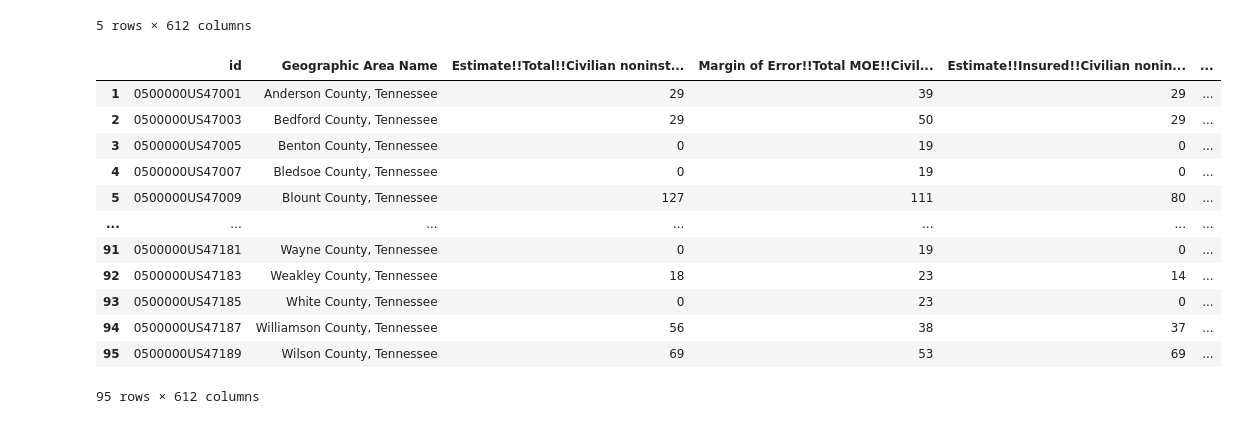
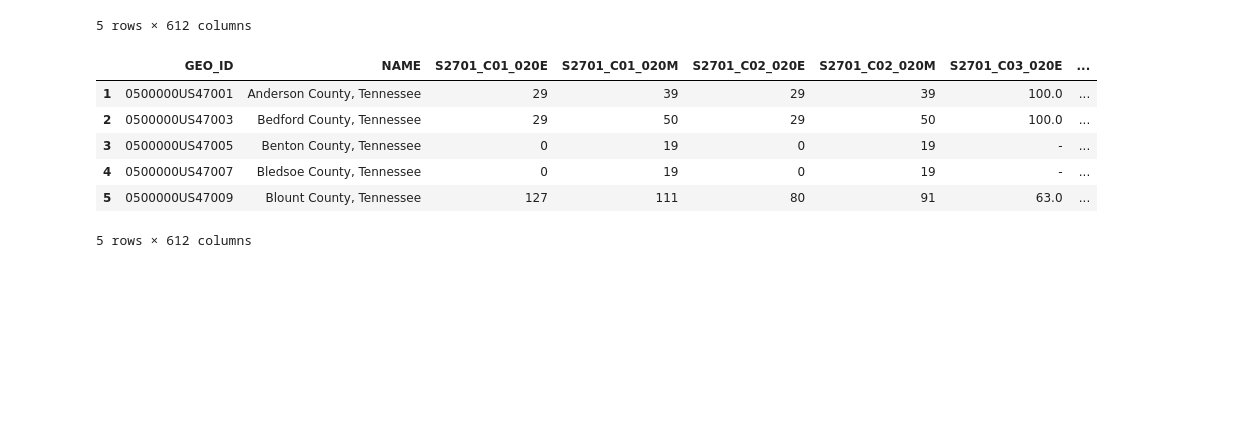
Before and after one commit to ocnrandolph/TNEG_Earthquakes, a Jupyter notebook: notebooks/dq3-TNEG-acs-data-cleaning.ipynb, the cells around one changed output. Saved outputs shown, nothing was run; the diff lists cells and outputs as text; code cells hidden in the pictures; blank space fills up the shorter version.

Commit message:
acs data subset is clean and ready to be merged

```diff
--- a/notebooks/dq3-TNEG-acs-data-cleaning.ipynb
+++ b/notebooks/dq3-TNEG-acs-data-cleaning.ipynb
@@ -3,3 +4,7 @@ import pandas as pd
+# %%
+pd.set_option('display.max_rows', 500)
+pd.set_option('display.max_columns', 500)
+pd.set_option('display.width', 1000)
 # %%
 acs_data = pd.read_csv('../data/ACS-5Y-2018-S2701-data.csv')
 # %%
@@ -12,5 +17,3 @@ acs_data.head()
 | 3 | 0500000US47005 | Benton County, Tennessee | 0 | 19 | 0 | 19 | - | ... |
 | 4 | 0500000US47007 | Bledsoe County, Tennessee | 0 | 19 | 0 | 19 | - | ... |
 5 rows × 612 columns
-# %%
-acs_data.columns = acs_data.iloc[0]
@@ -17,21 +23,15 @@ acs_data.columns = acs_data.iloc[0]
 # %%
 acs_data = acs_data[1:96]
 # %%
-acs_data
+acs_data.head()
 # %% [output]
-|  | id | Geographic Area Name | Estimate!!Total!!Civilian noninst... | Margin of Error!!Total MOE!!Civil... | Estimate!!Insured!!Civilian nonin... | ... |
-| 1 | 0500000US47001 | Anderson County, Tennessee | 29 | 39 | 29 | ... |
-| 2 | 0500000US47003 | Bedford County, Tennessee | 29 | 50 | 29 | ... |
-| 3 | 0500000US47005 | Benton County, Tennessee | 0 | 19 | 0 | ... |
-| 4 | 0500000US47007 | Bledsoe County, Tennessee | 0 | 19 | 0 | ... |
-| 5 | 0500000US47009 | Blount County, Tennessee | 127 | 111 | 80 | ... |
-| ... | ... | ... | ... | ... | ... | ... |
-| 91 | 0500000US47181 | Wayne County, Tennessee | 0 | 19 | 0 | ... |
-| 92 | 0500000US47183 | Weakley County, Tennessee | 18 | 23 | 14 | ... |
-| 93 | 0500000US47185 | White County, Tennessee | 0 | 23 | 0 | ... |
-| 94 | 0500000US47187 | Williamson County, Tennessee | 56 | 38 | 37 | ... |
-| 95 | 0500000US47189 | Wilson County, Tennessee | 69 | 53 | 69 | ... |
+|  | GEO_ID | NAME | S2701_C01_020E | S2701_C01_020M | S2701_C02_020E | S2701_C02_020M | S2701_C03_020E | ... |
+| 1 | 0500000US47001 | Anderson County, Tennessee | 29 | 39 | 29 | 39 | 100.0 | ... |
+| 2 | 0500000US47003 | Bedford County, Tennessee | 29 | 50 | 29 | 50 | 100.0 | ... |
+| 3 | 0500000US47005 | Benton County, Tennessee | 0 | 19 | 0 | 19 | - | ... |
+| 4 | 0500000US47007 | Bledsoe County, Tennessee | 0 | 19 | 0 | 19 | - | ... |
+| 5 | 0500000US47009 | Blount County, Tennessee | 127 | 111 | 80 | 91 | 63.0 | ... |
-95 rows × 612 columns
+5 rows × 612 columns
 # %%
 acs_data = acs_data.reset_index(drop = True)
 # %%
```
Also changed, not shown: parts of 10 cells of this notebook.
